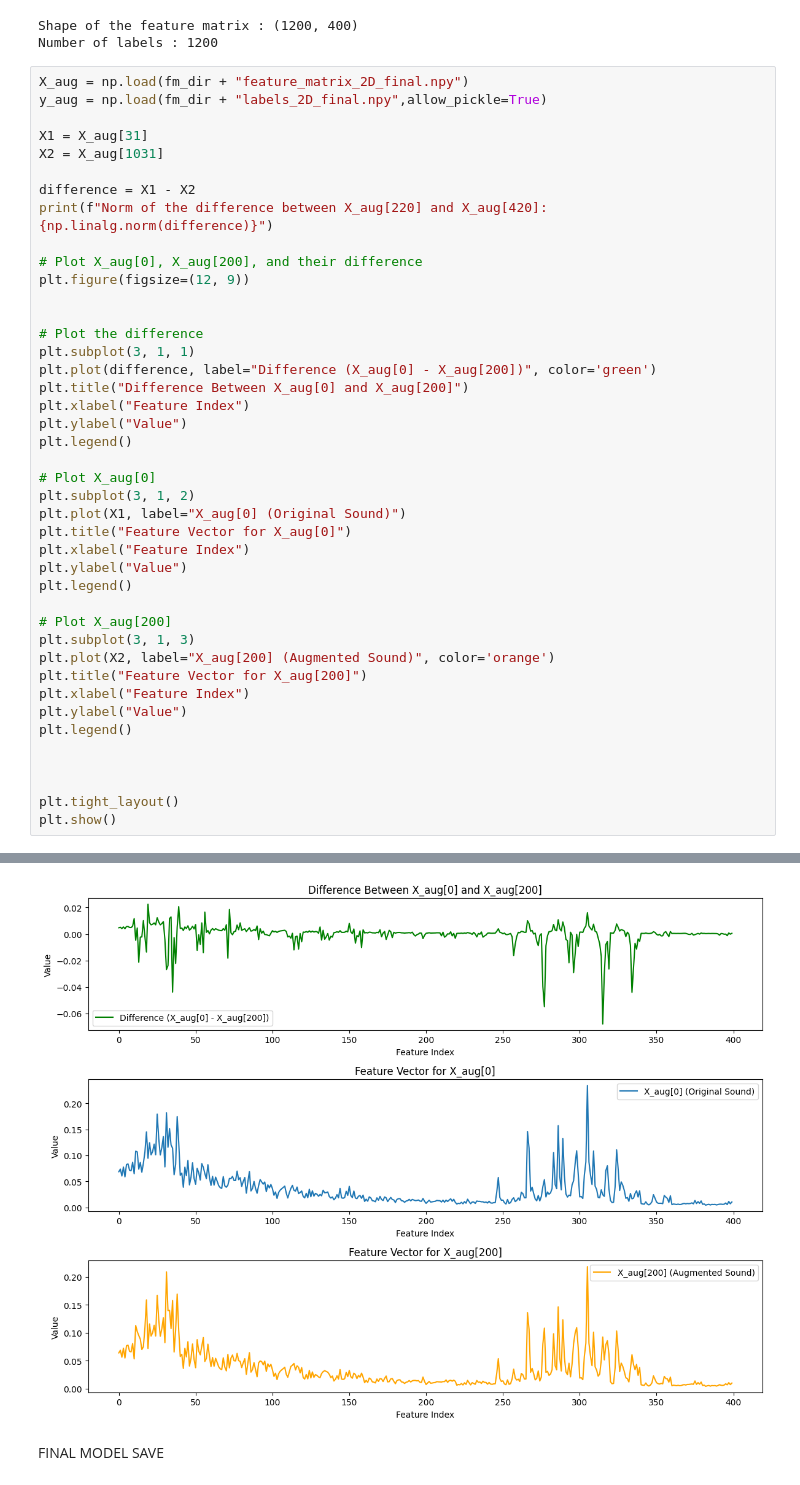
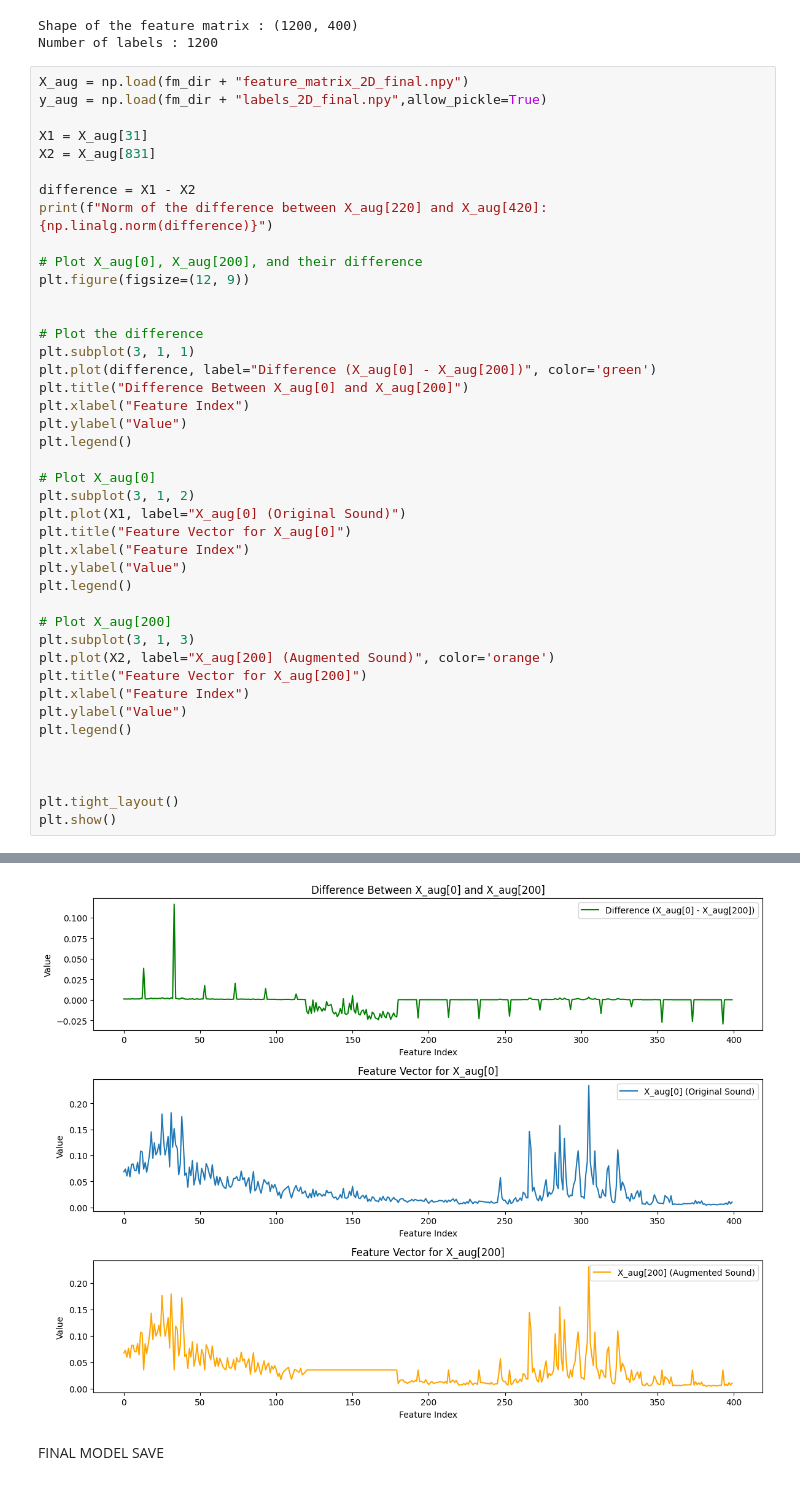
Before and after one commit to ppasture/LELEC210X, a Jupyter notebook: classification/h5a2_audio.ipynb, the cells around one changed output, grey strips where cells are left out. Cells and saved outputs as stored; diff of their text form.

```diff
--- a/classification/h5a2_audio.ipynb
+++ b/classification/h5a2_audio.ipynb
@@ -726,7 +828,7 @@ X_aug = np.load(fm_dir + "feature_matrix_2D_final.npy")
 y_aug = np.load(fm_dir + "labels_2D_final.npy",allow_pickle=True)
 
 X1 = X_aug[31]
-X2 = X_aug[1031]
+X2 = X_aug[831]
 
 difference = X1 - X2
 print(f"Norm of the difference between X_aug[220] and X_aug[420]: {np.linalg.norm(difference)}")
@@ -768,4 +870,4 @@ Norm of the difference between X_aug[220] and X_aug[420]: 0.165801045187036
-[figure, old version]
+[figure, new version]
 # %% [markdown]
 FINAL MODEL SAVE
 # %%
```
Also changed, not shown: parts of 7 cells of this notebook, 8 other files.
